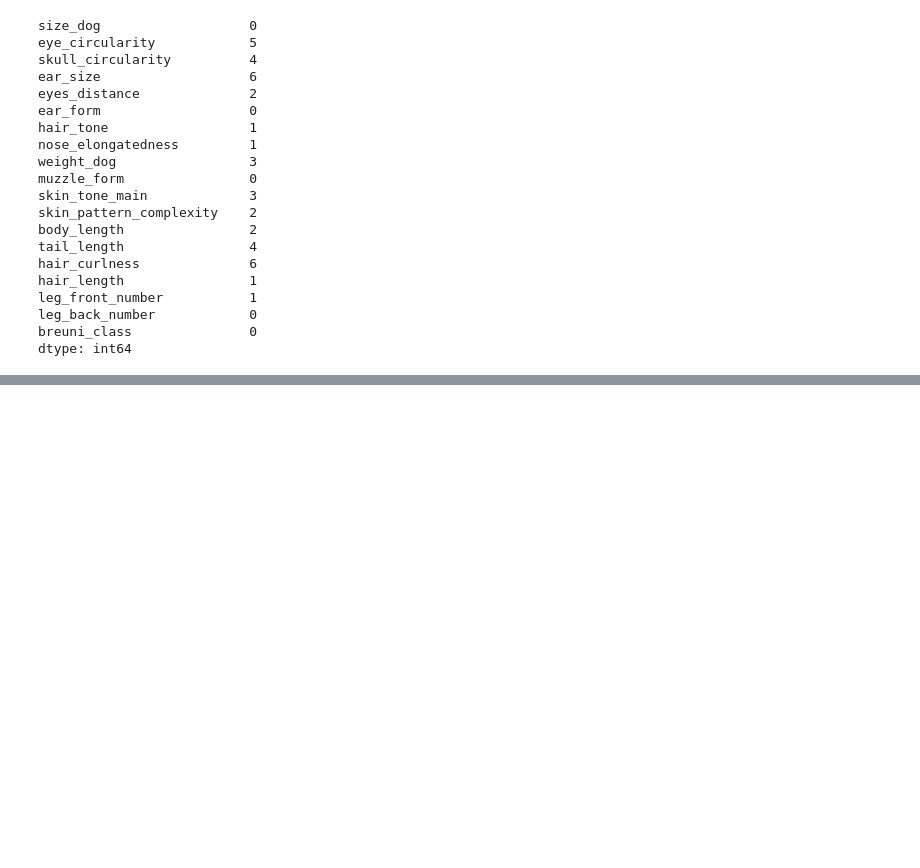
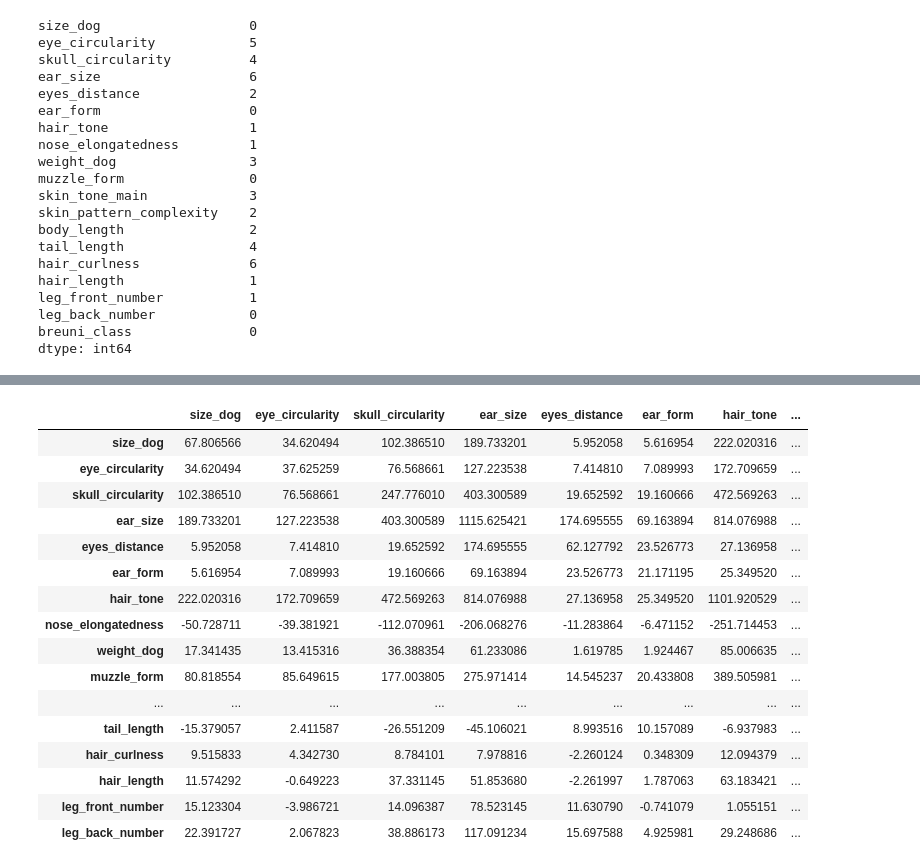
Before and after one commit to Luaa998/Kohonen-maps_Projekt, a Jupyter notebook: Clean_Dog_Data.ipynb, the cells around one changed output, grey strips where cells are left out. Cells and saved outputs as stored; diff of their text form; code cells hidden in the pictures; blank space fills up the shorter version.

```diff
--- a/Clean_Dog_Data.ipynb
+++ b/Clean_Dog_Data.ipynb
@@ -56,0 +194,20 @@ NameError: name 'SimpleImputer' is not defined
+# %%
+dog_cleared.cov()
+# %% [output]
+|  | size_dog | eye_circularity | skull_circularity | ear_size | eyes_distance | ear_form | hair_tone | ... |
+| size_dog | 67.806566 | 34.620494 | 102.386510 | 189.733201 | 5.952058 | 5.616954 | 222.020316 | ... |
+| eye_circularity | 34.620494 | 37.625259 | 76.568661 | 127.223538 | 7.414810 | 7.089993 | 172.709659 | ... |
+| skull_circularity | 102.386510 | 76.568661 | 247.776010 | 403.300589 | 19.652592 | 19.160666 | 472.569263 | ... |
+| ear_size | 189.733201 | 127.223538 | 403.300589 | 1115.625421 | 174.695555 | 69.163894 | 814.076988 | ... |
+| eyes_distance | 5.952058 | 7.414810 | 19.652592 | 174.695555 | 62.127792 | 23.526773 | 27.136958 | ... |
+| ear_form | 5.616954 | 7.089993 | 19.160666 | 69.163894 | 23.526773 | 21.171195 | 25.349520 | ... |
+| hair_tone | 222.020316 | 172.709659 | 472.569263 | 814.076988 | 27.136958 | 25.349520 | 1101.920529 | ... |
+| nose_elongatedness | -50.728711 | -39.381921 | -112.070961 | -206.068276 | -11.283864 | -6.471152 | -251.714453 | ... |
+| weight_dog | 17.341435 | 13.415316 | 36.388354 | 61.233086 | 1.619785 | 1.924467 | 85.006635 | ... |
+| muzzle_form | 80.818554 | 85.649615 | 177.003805 | 275.971414 | 14.545237 | 20.433808 | 389.505981 | ... |
+| ... | ... | ... | ... | ... | ... | ... | ... | ... |
+| tail_length | -15.379057 | 2.411587 | -26.551209 | -45.106021 | 8.993516 | 10.157089 | -6.937983 | ... |
+| hair_curlness | 9.515833 | 4.342730 | 8.784101 | 7.978816 | -2.260124 | 0.348309 | 12.094379 | ... |
+| hair_length | 11.574292 | -0.649223 | 37.331145 | 51.853680 | -2.261997 | 1.787063 | 63.183421 | ... |
+| leg_front_number | 15.123304 | -3.986721 | 14.096387 | 78.523145 | 11.630790 | -0.741079 | 1.055151 | ... |
+| leg_back_number | 22.391727 | 2.067823 | 38.886173 | 117.091234 | 15.697588 | 4.925981 | 29.248686 | ... |
```
Also changed, not shown: parts of 15 cells of this notebook.
